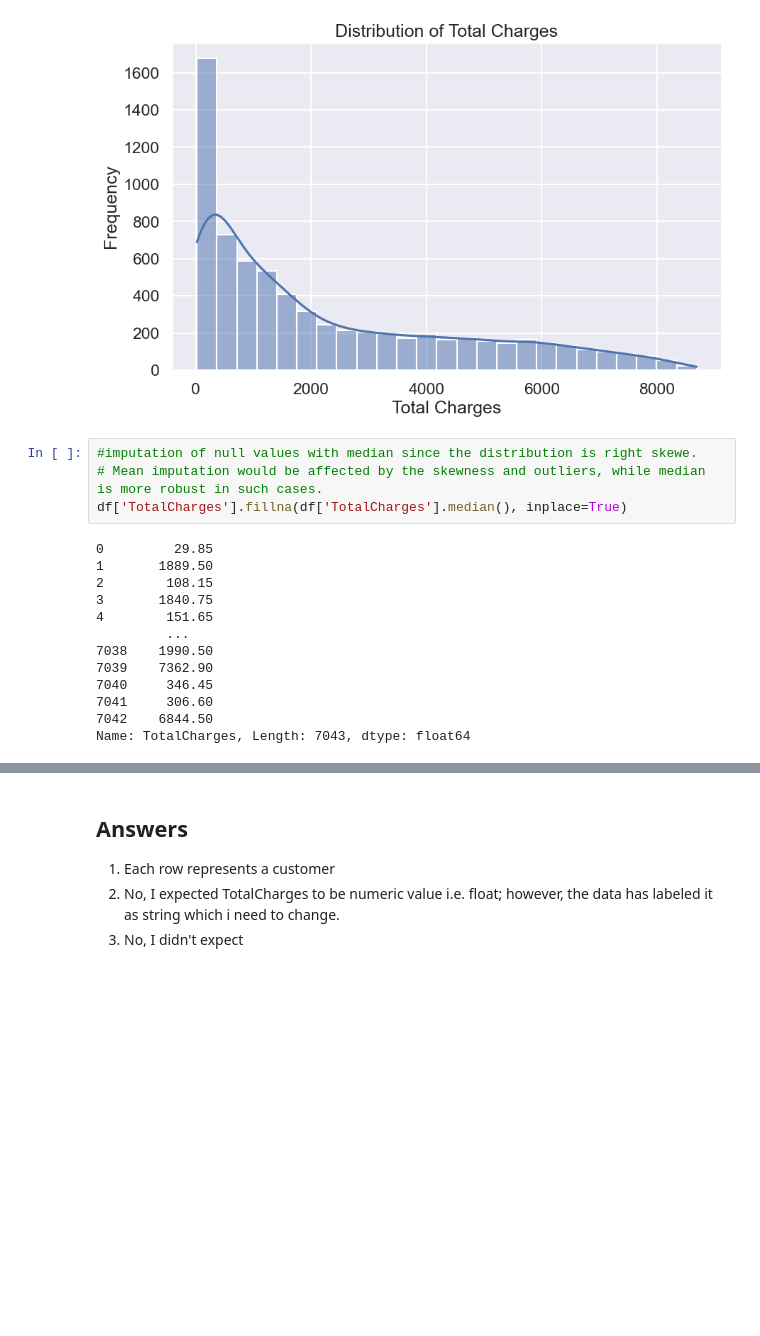
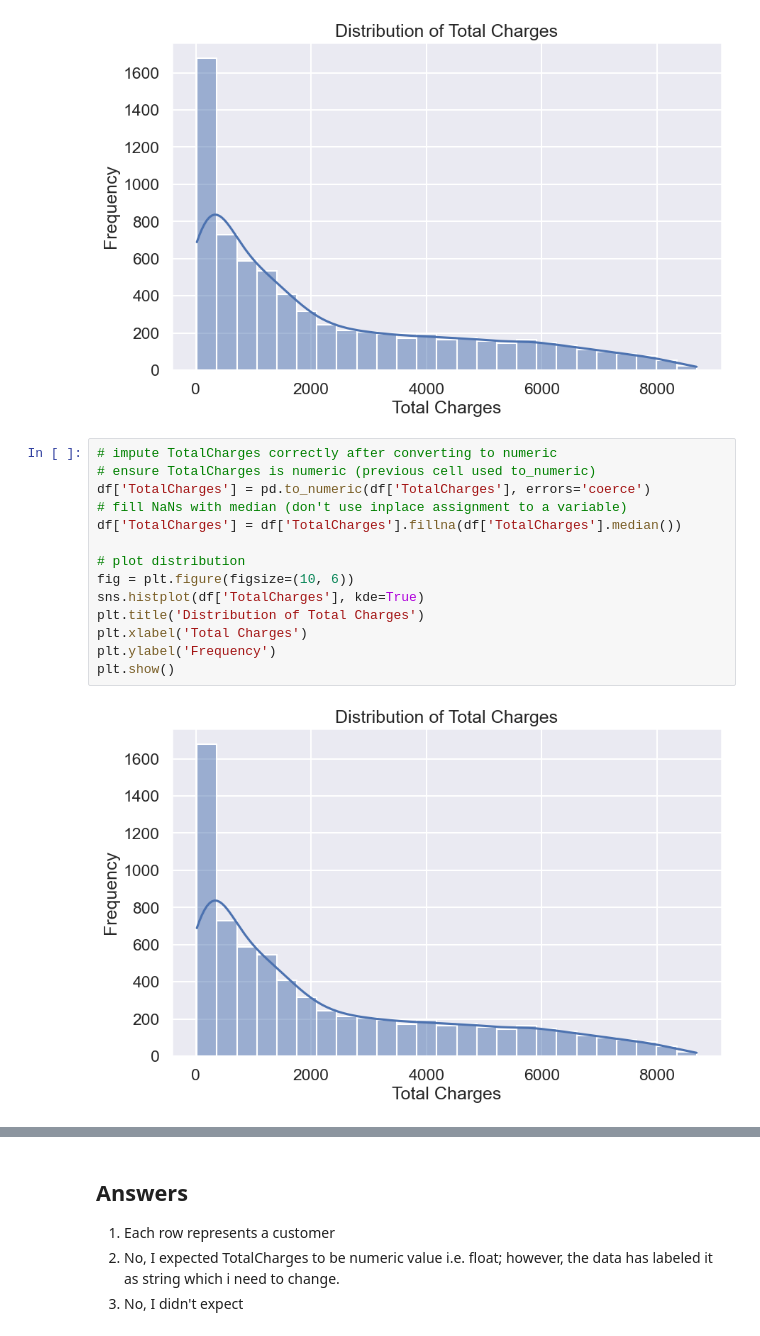
Before and after one commit to omgchan/AIF-WEEK4, a Jupyter notebook: model/W4_Linear_Models_Assignment.ipynb, the cells around one changed output, grey strips where cells are left out. Saved outputs shown, nothing was run; the diff lists cells and outputs as text; blank space fills up the shorter version.

```diff
--- a/model/W4_Linear_Models_Assignment.ipynb
+++ b/model/W4_Linear_Models_Assignment.ipynb
@@ -168,23 +168,22 @@ plt.ylabel('Frequency')
 plt.show()
 # %% [output]
 [figure]
-# %%
-#imputation of null values with median since the distribution is right skewe.
-# Mean imputation would be affected by the skewness and outliers, while median is more robust in such cases.
-df['TotalCharges'].fillna(df['TotalCharges'].median(), inplace=True)
-# %% [output]
-0         29.85
-1       1889.50
-2        108.15
-3       1840.75
-4        151.65
-         ...
-7038    1990.50
-7039    7362.90
-7040     346.45
-7041     306.60
-7042    6844.50
-Name: TotalCharges, Length: 7043, dtype: float64
+# %%
+# impute TotalCharges correctly after converting to numeric
+# ensure TotalCharges is numeric (previous cell used to_numeric)
+df['TotalCharges'] = pd.to_numeric(df['TotalCharges'], errors='coerce')
+# fill NaNs with median (don't use inplace assignment to a variable)
+df['TotalCharges'] = df['TotalCharges'].fillna(df['TotalCharges'].median())
+
+# plot distribution
+fig = plt.figure(figsize=(10, 6))
+sns.histplot(df['TotalCharges'], kde=True)
+plt.title('Distribution of Total Charges')
+plt.xlabel('Total Charges')
+plt.ylabel('Frequency')
+plt.show()
+# %% [output]
+[figure, added]
 # %%
 # your code here
 df.describe()
```
Also changed, not shown: parts of 19 cells of this notebook, 2 other files.
